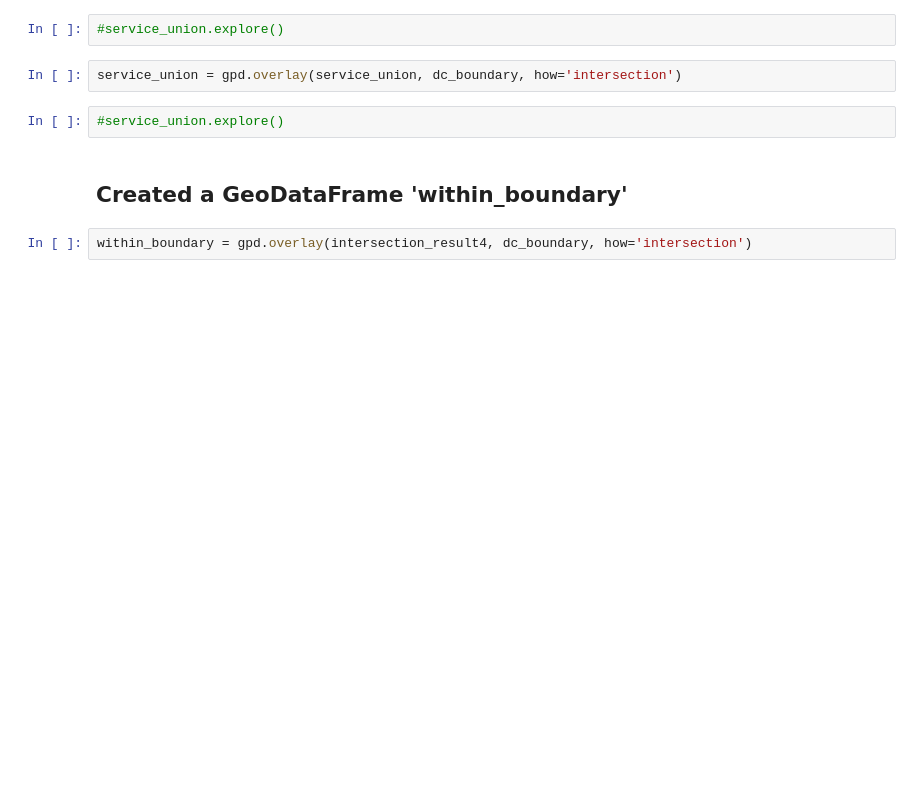
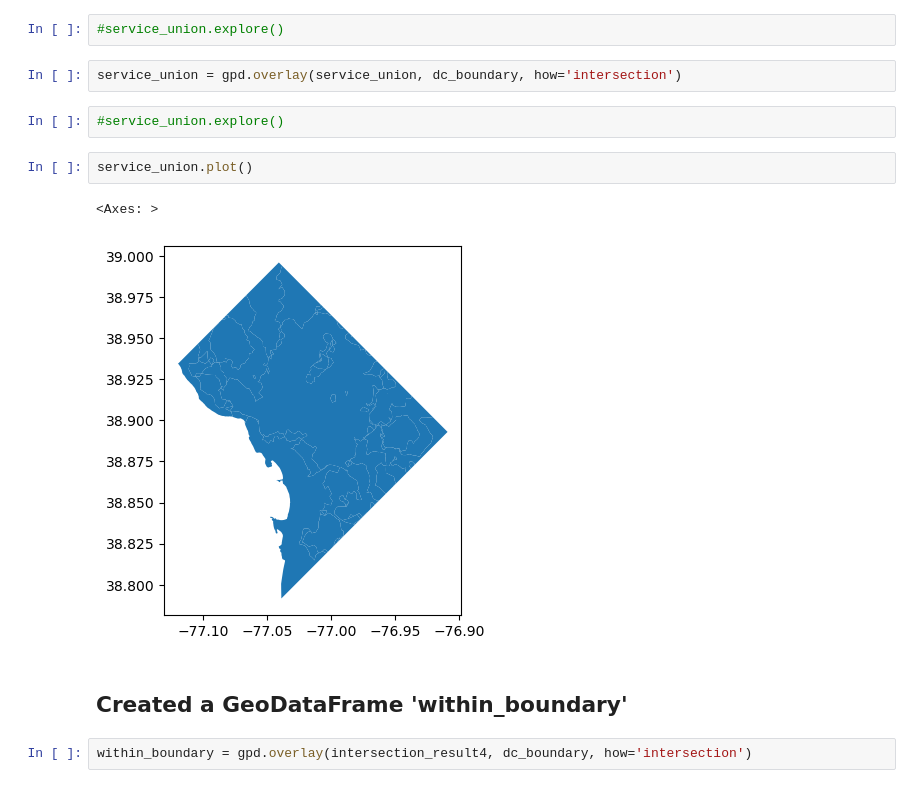
Before and after one commit to robertl0500/15-minute-analysis, a Jupyter notebook: 15-minute-package/DC.ipynb, the cells around one changed output. Cells and saved outputs as stored; diff of their text form; blank space fills up the shorter version.

```diff
--- a/15-minute-package/DC.ipynb
+++ b/15-minute-package/DC.ipynb
@@ -327,6 +330,11 @@ service_union = gpd.overlay(service_union, dc_boundary, how='union')
 service_union = gpd.overlay(service_union, dc_boundary, how='intersection')
 # %%
 #service_union.explore()
+# %%
+service_union.plot()
+# %% [output]
+<Axes: >
+[figure, added]
 # %% [markdown]
 ## Created a GeoDataFrame 'within_boundary'
 # %%
```
Also changed, not shown: parts of 2 cells of this notebook, 2 other files.
